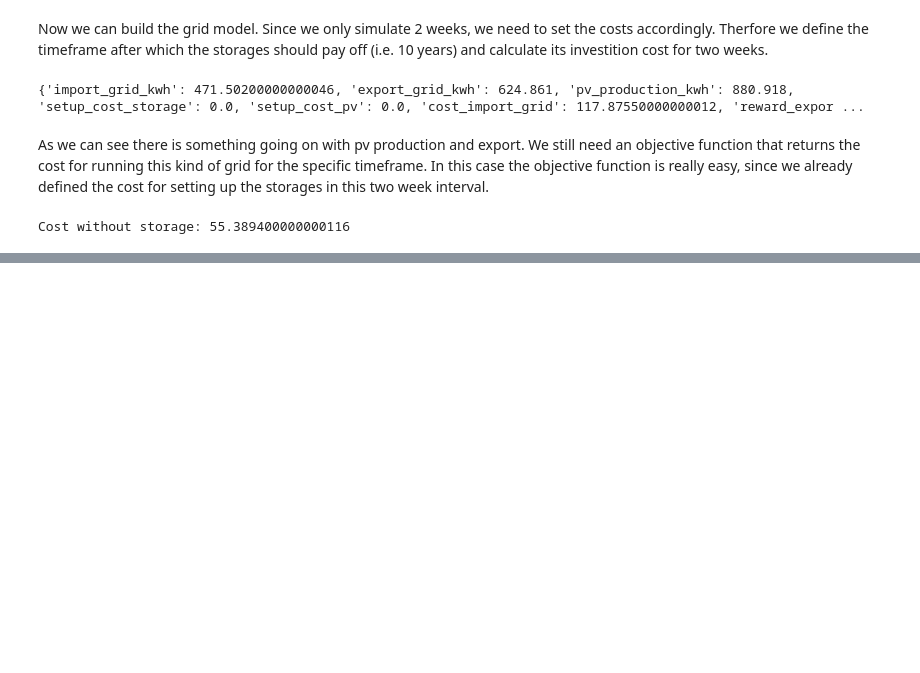
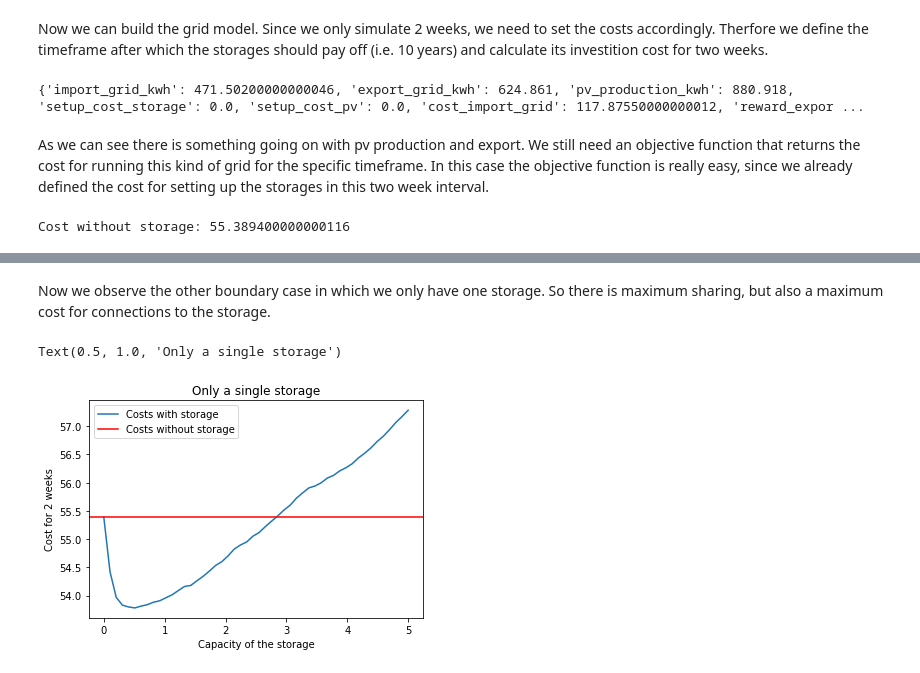
Before and after one commit to christian512/powergrid_neighbors, a Jupyter notebook: strategy2_storage_optimization.ipynb, the cells around one changed output, grey strips where cells are left out. Drawn from its saved outputs; the diff is of its cells as text; code cells hidden in the pictures; blank space fills up the shorter version.

```diff
--- a/strategy2_storage_optimization.ipynb
+++ b/strategy2_storage_optimization.ipynb
@@ -84,0 +97,21 @@ int(1.5+0.1)
+# %% [markdown]
+Now we observe the other boundary case in which we only have one storage. So there is maximum sharing, but also a maximum cost for connections to the storage.
+# %%
+# Create grid with all and with one storage
+g.change_storages(num_storages=1,max_capacity=0)
+caps = np.linspace(0,5,50)
+costs = np.array([])
+
+for cap in caps:
+    g.change_storages(num_storages=1,max_capacity=cap)
+    costs = np.append(costs,objective_function(g.simulate(data_cons,data_prod)))
+
+plt.plot(caps,costs,label='Costs with storage')
+plt.xlabel('Capacity of the storage')
+plt.ylabel('Cost for 2 weeks')
+plt.axhline(cost_wo_storage,label='Costs without storage',c='r')
+plt.legend()
+plt.title('Only a single storage')
+# %% [output]
+Text(0.5, 1.0, 'Only a single storage')
+[figure, added]
```
Also changed, not shown: parts of 6 cells of this notebook.
